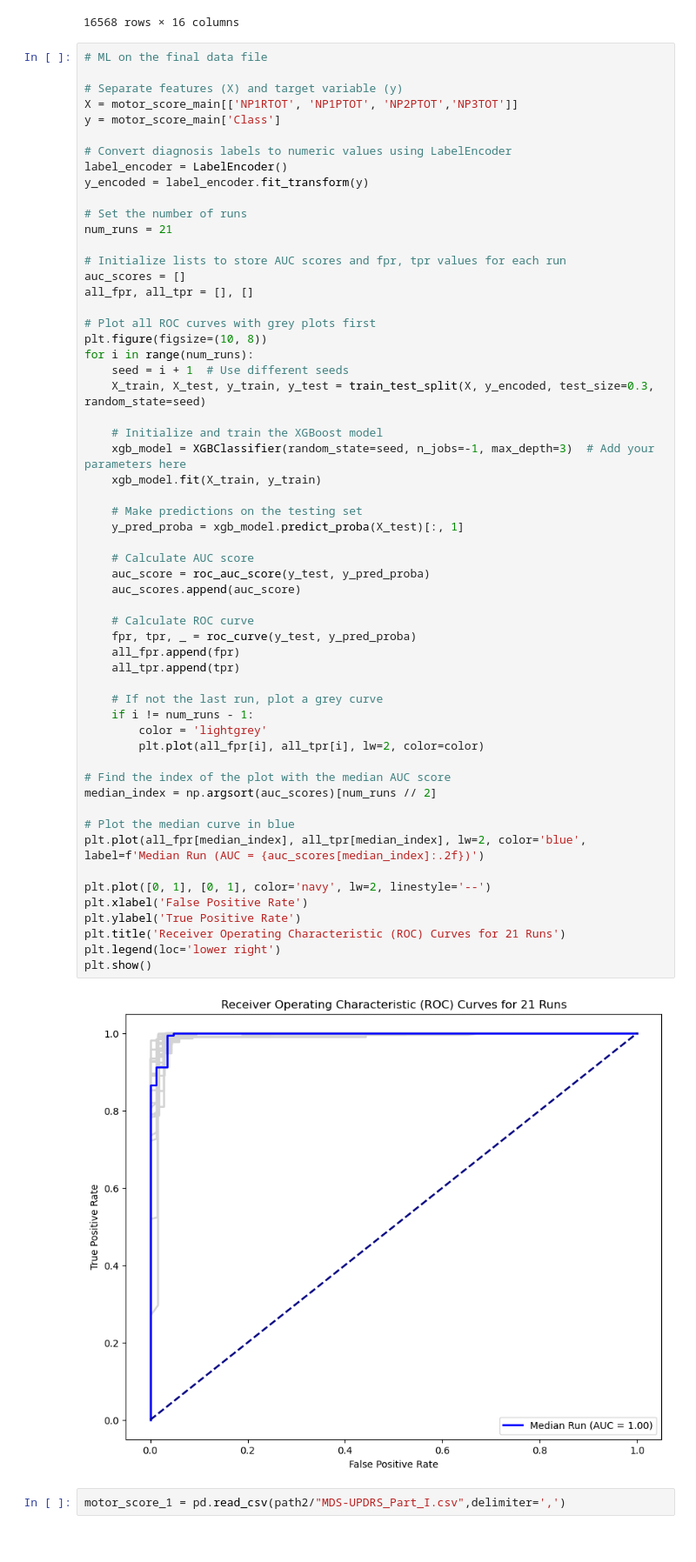
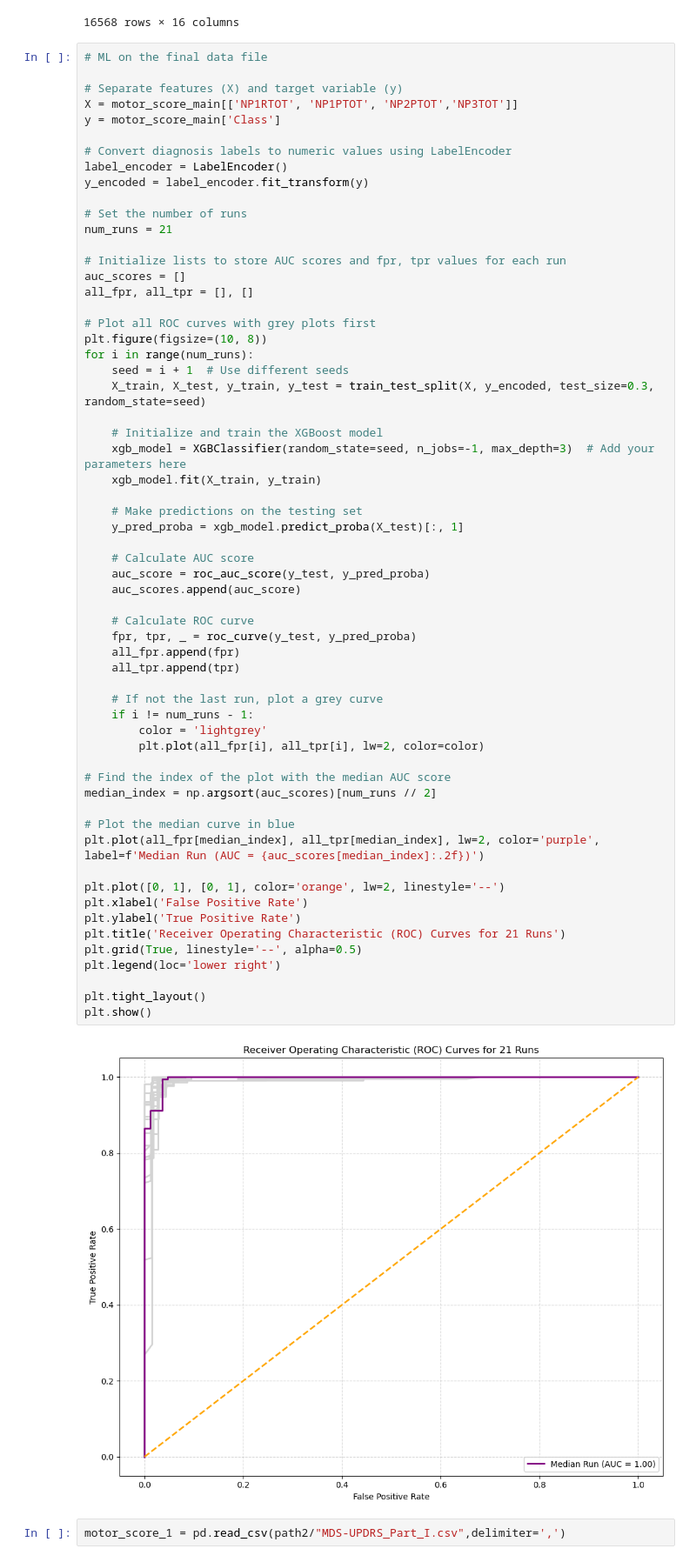
Before and after one commit to zainabnazari/ppmi, a Jupyter notebook: motor_score.ipynb, the cells around one changed output. Shown at 87% size. Saved outputs shown, nothing was run; the diff lists cells and outputs as text.

```diff
--- a/motor_score.ipynb
+++ b/motor_score.ipynb
@@ -85,36 +85,39 @@ for i in range(num_runs):
     xgb_model.fit(X_train, y_train)
 
     # Make predictions on the testing set
     y_pred_proba = xgb_model.predict_proba(X_test)[:, 1]
 
     # Calculate AUC score
     auc_score = roc_auc_score(y_test, y_pred_proba)
     auc_scores.append(auc_score)
 
     # Calculate ROC curve
     fpr, tpr, _ = roc_curve(y_test, y_pred_proba)
     all_fpr.append(fpr)
     all_tpr.append(tpr)
 
     # If not the last run, plot a grey curve
     if i != num_runs - 1:
         color = 'lightgrey'
         plt.plot(all_fpr[i], all_tpr[i], lw=2, color=color)
 
 # Find the index of the plot with the median AUC score
 median_index = np.argsort(auc_scores)[num_runs // 2]
 
 # Plot the median curve in blue
-plt.plot(all_fpr[median_index], all_tpr[median_index], lw=2, color='blue', label=f'Median Run (AUC = {auc_scores[median_index]:.2f})')
+plt.plot(all_fpr[median_index], all_tpr[median_index], lw=2, color='purple', label=f'Median Run (AUC = {auc_scores[median_index]:.2f})')
 
-plt.plot([0, 1], [0, 1], color='navy', lw=2, linestyle='--')
+plt.plot([0, 1], [0, 1], color='orange', lw=2, linestyle='--')
 plt.xlabel('False Positive Rate')
 plt.ylabel('True Positive Rate')
 plt.title('Receiver Operating Characteristic (ROC) Curves for 21 Runs')
+plt.grid(True, linestyle='--', alpha=0.5)
 plt.legend(loc='lower right')
+
+plt.tight_layout()
 plt.show()
 # %% [output]
-[figure, old version]
+[figure, new version]
 # %%
 motor_score_1 = pd.read_csv(path2/"MDS-UPDRS_Part_I.csv",delimiter=',')
 # %%
```
Also changed, not shown: parts of 1 cell of this notebook, 4 other files.
